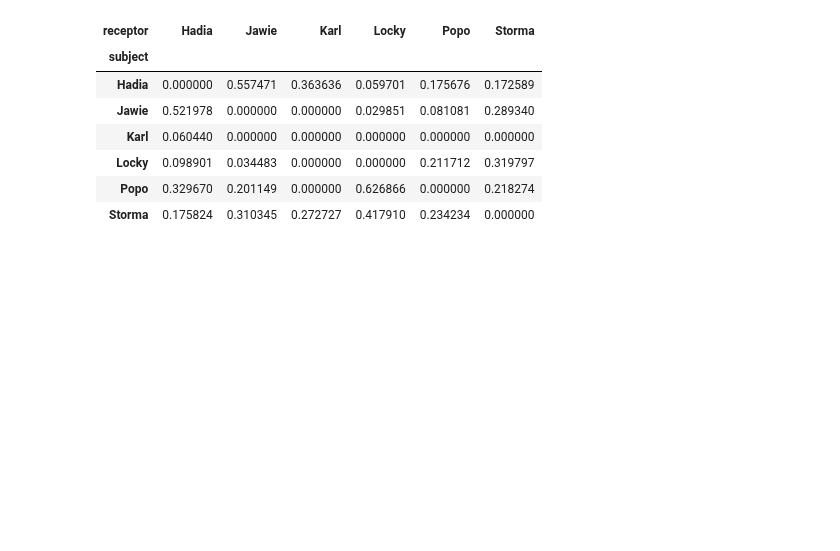
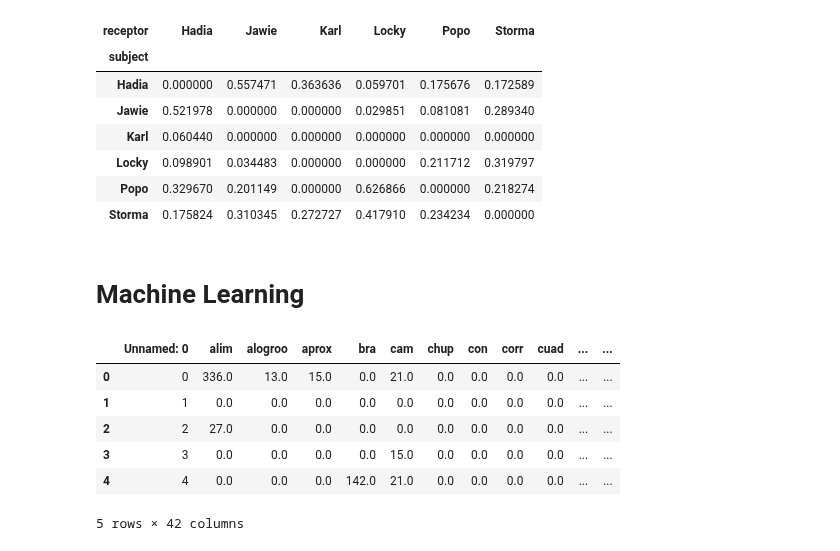
Before and after one commit to Bass2015/Orangutanes, a Jupyter notebook: Sebastian/eda-orangutanes.ipynb, the cells around one changed output. Saved outputs shown, nothing was run; the diff lists cells and outputs as text; code cells hidden in the pictures; blank space fills up the shorter version.

```diff
--- a/Sebastian/eda-orangutanes.ipynb
+++ b/Sebastian/eda-orangutanes.ipynb
@@ -505,3 +451,18 @@ porcen
 | Locky | 0.098901 | 0.034483 | 0.000000 | 0.000000 | 0.211712 | 0.319797 |
 | Popo | 0.329670 | 0.201149 | 0.000000 | 0.626866 | 0.000000 | 0.218274 |
 | Storma | 0.175824 | 0.310345 | 0.272727 | 0.417910 | 0.234234 | 0.000000 |
+# %% [markdown]
+# Machine Learning
+# %%
+import sklearn
+
+mldf = pd.read_csv('./machine_learning.csv')
+mldf.head()
+# %% [output]
+|  | Unnamed: 0 | alim | alogroo | aprox | bra | cam | chup | con | corr | cuad | ... | ... |
+| 0 | 0 | 336.0 | 13.0 | 15.0 | 0.0 | 21.0 | 0.0 | 0.0 | 0.0 | 0.0 | ... | ... |
+| 1 | 1 | 0.0 | 0.0 | 0.0 | 0.0 | 0.0 | 0.0 | 0.0 | 0.0 | 0.0 | ... | ... |
+| 2 | 2 | 27.0 | 0.0 | 0.0 | 0.0 | 0.0 | 0.0 | 0.0 | 0.0 | 0.0 | ... | ... |
+| 3 | 3 | 0.0 | 0.0 | 0.0 | 0.0 | 15.0 | 0.0 | 0.0 | 0.0 | 0.0 | ... | ... |
+| 4 | 4 | 0.0 | 0.0 | 0.0 | 142.0 | 21.0 | 0.0 | 0.0 | 0.0 | 0.0 | ... | ... |
+5 rows × 42 columns
```
Also changed, not shown: parts of 13 cells of this notebook, 12 other files.
